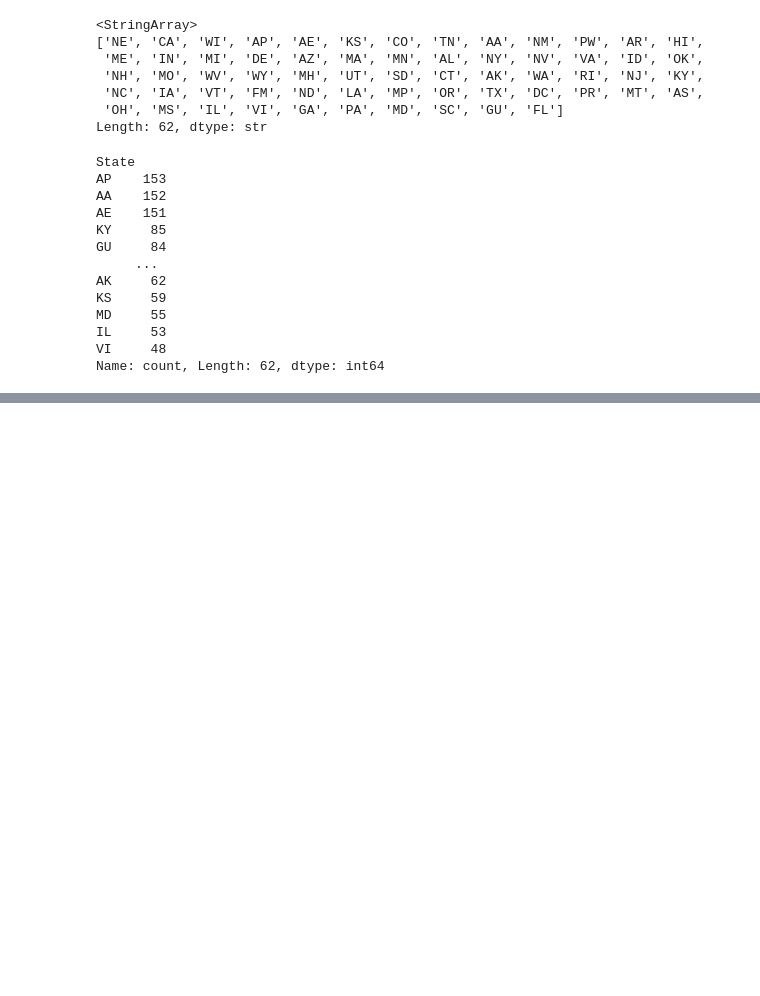
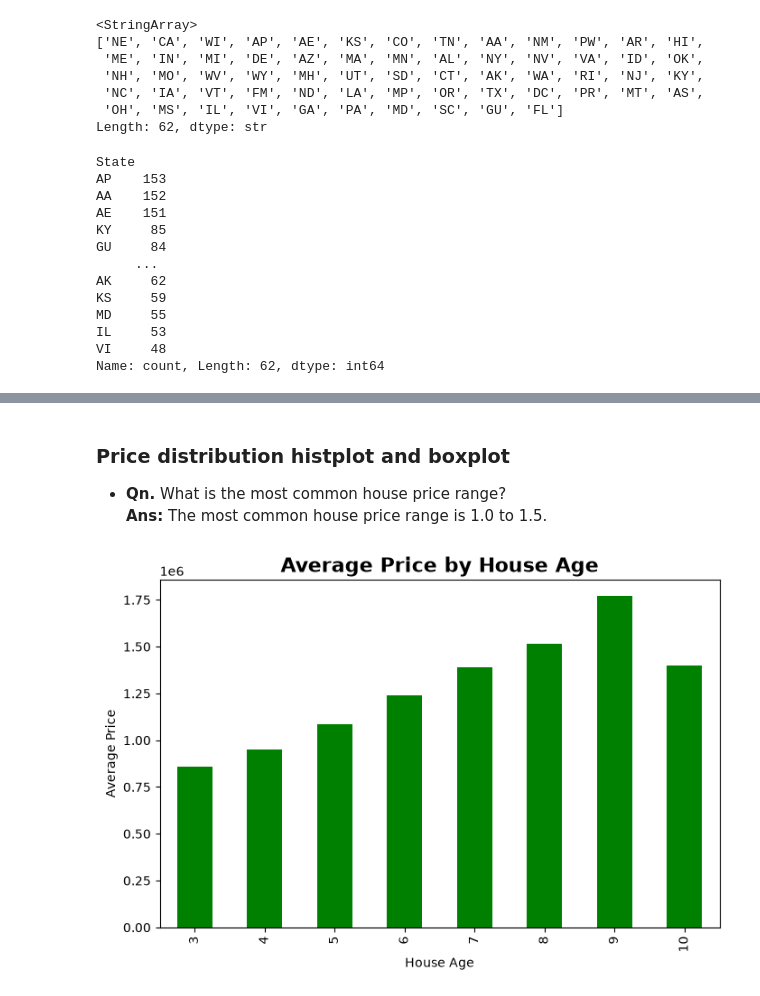
Before and after one commit to Ritupriya-Chowdhury/House-Price, a Jupyter notebook: House_price.ipynb, the cells around one changed output, grey strips where cells are left out. Saved outputs shown, nothing was run; the diff lists cells and outputs as text; code cells hidden in the pictures; blank space fills up the shorter version.

```diff
--- a/House_price.ipynb
+++ b/House_price.ipynb
@@ -210,0 +299,12 @@ Name: count, Length: 62, dtype: int64
+# %% [markdown]
+### **Price distribution histplot and boxplot**
+- **Qn.** What is the most common house price range?
+  **Ans:** The most common house price range is 1.0 to 1.5.
+# %%
+# Bar chart of average price by house age
+df.groupby('House Age')['Price'].mean().plot(kind='bar', figsize=(8,5),color='green')
+plt.ylabel('Average Price')
+plt.title('Average Price by House Age',fontsize=16,fontweight='bold')
+plt.show()
+# %% [output]
+[figure, added]
```
Also changed, not shown: parts of 24 cells of this notebook.
